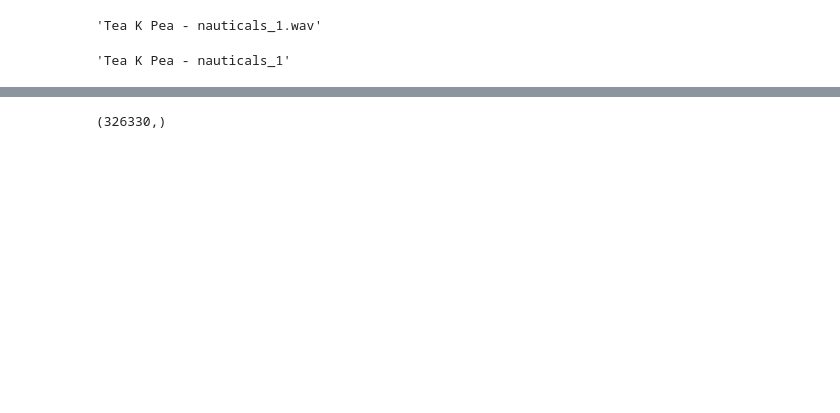
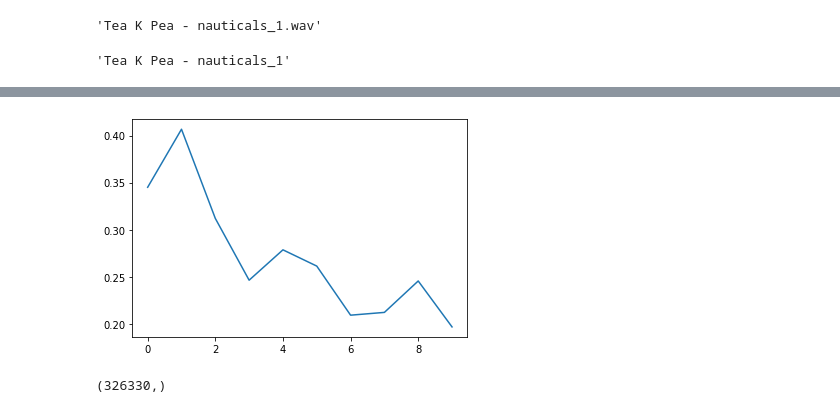
Before and after one commit to SaschaFuksa/ebeat, a Jupyter notebook: playground/sf116/Yuhee/teclab-juhee4-stochastic.ipynb, the cells around one changed output, grey strips where cells are left out. Saved outputs shown, nothing was run; the diff lists cells and outputs as text; code cells hidden in the pictures; blank space fills up the shorter version.

```diff
--- a/playground/sf116/Yuhee/teclab-juhee4-stochastic.ipynb
+++ b/playground/sf116/Yuhee/teclab-juhee4-stochastic.ipynb
@@ -33,3 +35,8 @@ max_len
+# %%
+plt.plot(samples[80][110:120])
+plt.show()
+# %% [output]
+[figure, added]
 # %%
 samples = np.array(samples)
 full_song = []
```
Also changed, not shown: parts of 12 cells of this notebook, 4 other files.
